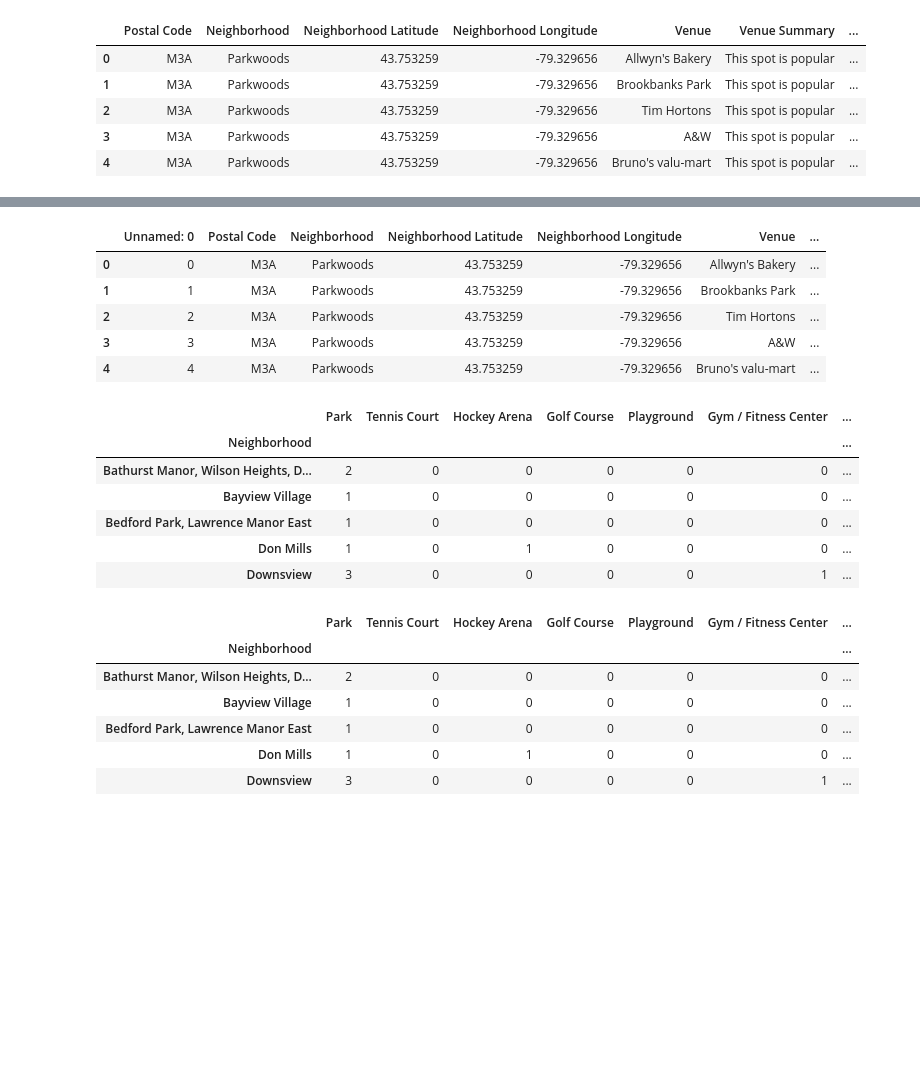
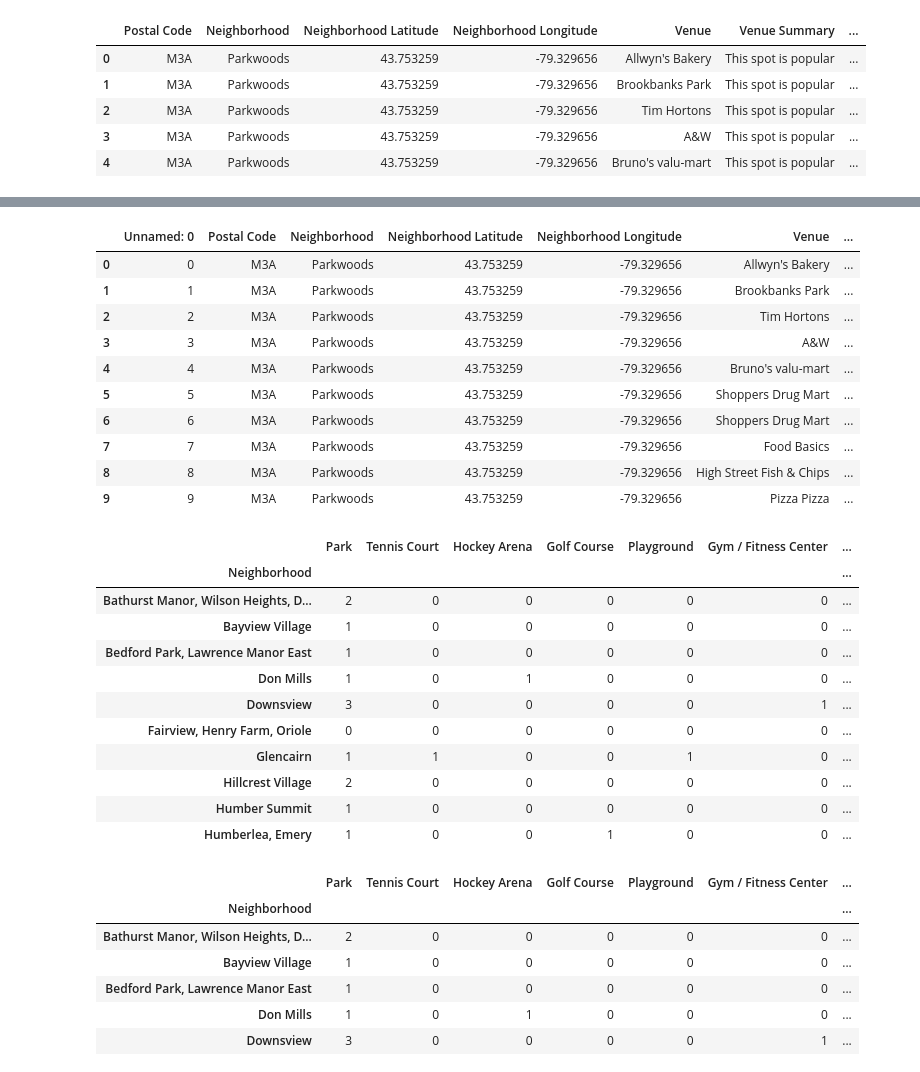
Before and after one commit to nizamudheenti/ibm_capston, a Jupyter notebook: FINAL_PROJECT.ipynb, the cells around one changed output, grey strips where cells are left out. Saved outputs shown, nothing was run; the diff lists cells and outputs as text; code cells hidden in the pictures; blank space fills up the shorter version.

```diff
--- a/FINAL_PROJECT.ipynb
+++ b/FINAL_PROJECT.ipynb
@@ -317,16 +304,20 @@ Here is the list of different categories:
  'Eastern European Restaurant']
 # %%
 # one hot encoding
-north_onehot = pd.get_dummies(data = north_venues, drop_first  = False,
-                              prefix = "", prefix_sep = "", columns = ['Venue Category'])
-north_onehot.head()
+north_onehot = pd.get_dummies(data = north_venues, drop_first  = False, prefix = "", prefix_sep = "", columns = ['Venue Category'])
+north_onehot.head(10)
 # %% [output]
 |  | Unnamed: 0 | Postal Code | Neighborhood | Neighborhood Latitude | Neighborhood Longitude | Venue | ... |
 | 0 | 0 | M3A | Parkwoods | 43.753259 | -79.329656 | Allwyn's Bakery | ... |
 | 1 | 1 | M3A | Parkwoods | 43.753259 | -79.329656 | Brookbanks Park | ... |
 | 2 | 2 | M3A | Parkwoods | 43.753259 | -79.329656 | Tim Hortons | ... |
 | 3 | 3 | M3A | Parkwoods | 43.753259 | -79.329656 | A&W | ... |
 | 4 | 4 | M3A | Parkwoods | 43.753259 | -79.329656 | Bruno's valu-mart | ... |
+| 5 | 5 | M3A | Parkwoods | 43.753259 | -79.329656 | Shoppers Drug Mart | ... |
+| 6 | 6 | M3A | Parkwoods | 43.753259 | -79.329656 | Shoppers Drug Mart | ... |
+| 7 | 7 | M3A | Parkwoods | 43.753259 | -79.329656 | Food Basics | ... |
+| 8 | 8 | M3A | Parkwoods | 43.753259 | -79.329656 | High Street Fish & Chips | ... |
+| 9 | 9 | M3A | Parkwoods | 43.753259 | -79.329656 | Pizza Pizza | ... |
 # %%
 # This list is created manually
 important_list_of_features = [
@@ -350,9 +341,7 @@ important_list_of_features = [
 north_onehot = north_onehot[important_list_of_features].drop(
     columns = ['Neighborhood Latitude', 'Neighborhood Longitude']).groupby(
     'Neighborhood').sum()
-
-
-north_onehot.head()
+north_onehot.head(10)
 # %% [output]
 |  | Park | Tennis Court | Hockey Arena | Golf Course | Playground | Gym / Fitness Center | ... |
 | Neighborhood |  |  |  |  |  |  | ... |
@@ -361,6 +350,11 @@ north_onehot.head()
 | Bedford Park, Lawrence Manor East | 1 | 0 | 0 | 0 | 0 | 0 | ... |
 | Don Mills | 1 | 0 | 1 | 0 | 0 | 0 | ... |
 | Downsview | 3 | 0 | 0 | 0 | 0 | 1 | ... |
+| Fairview, Henry Farm, Oriole | 0 | 0 | 0 | 0 | 0 | 0 | ... |
+| Glencairn | 1 | 1 | 0 | 0 | 1 | 0 | ... |
+| Hillcrest Village | 2 | 0 | 0 | 0 | 0 | 0 | ... |
+| Humber Summit | 1 | 0 | 0 | 0 | 0 | 0 | ... |
+| Humberlea, Emery | 1 | 0 | 0 | 1 | 0 | 0 | ... |
 # %%
 north_onehot
 # %% [output]
```
Also changed, not shown: parts of 19 cells of this notebook, 2 other files.
